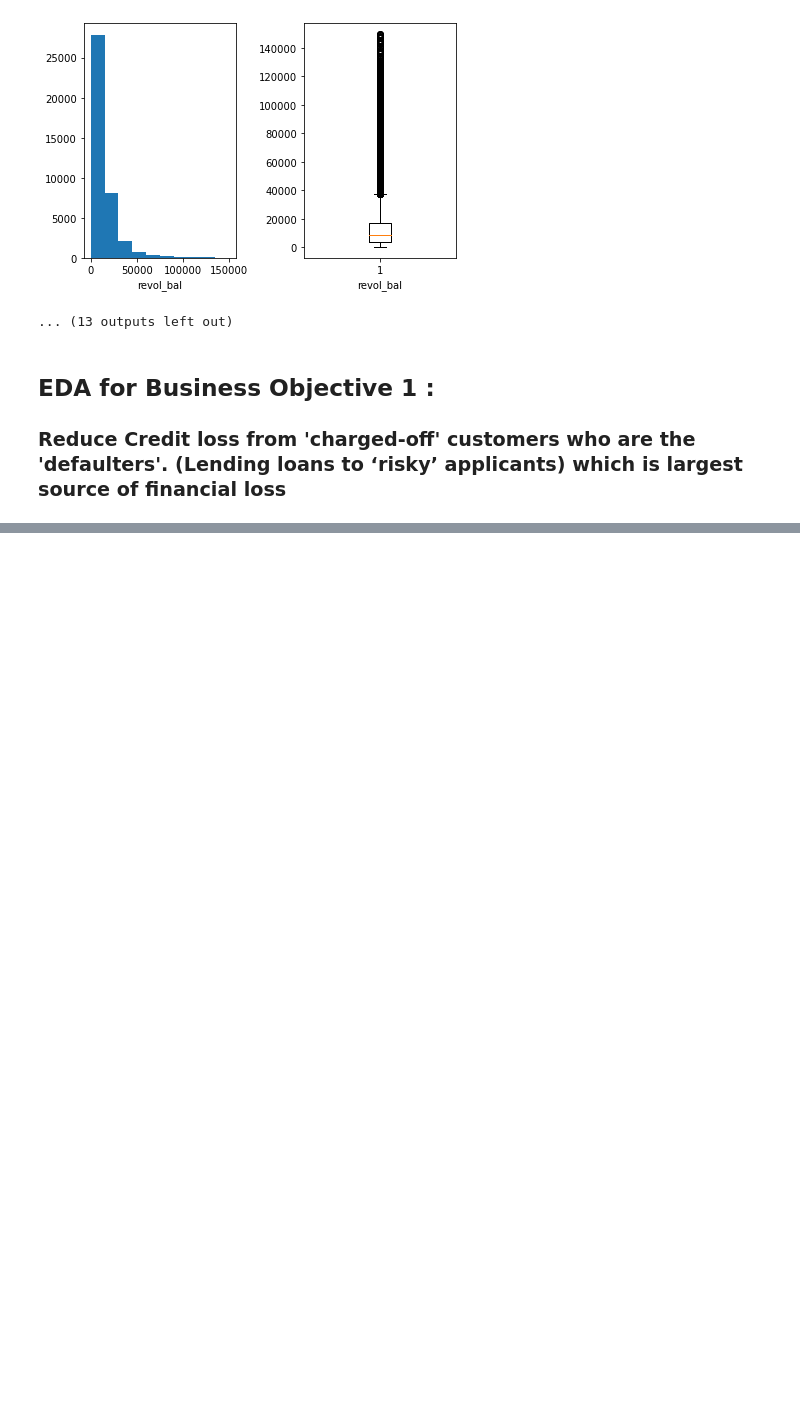
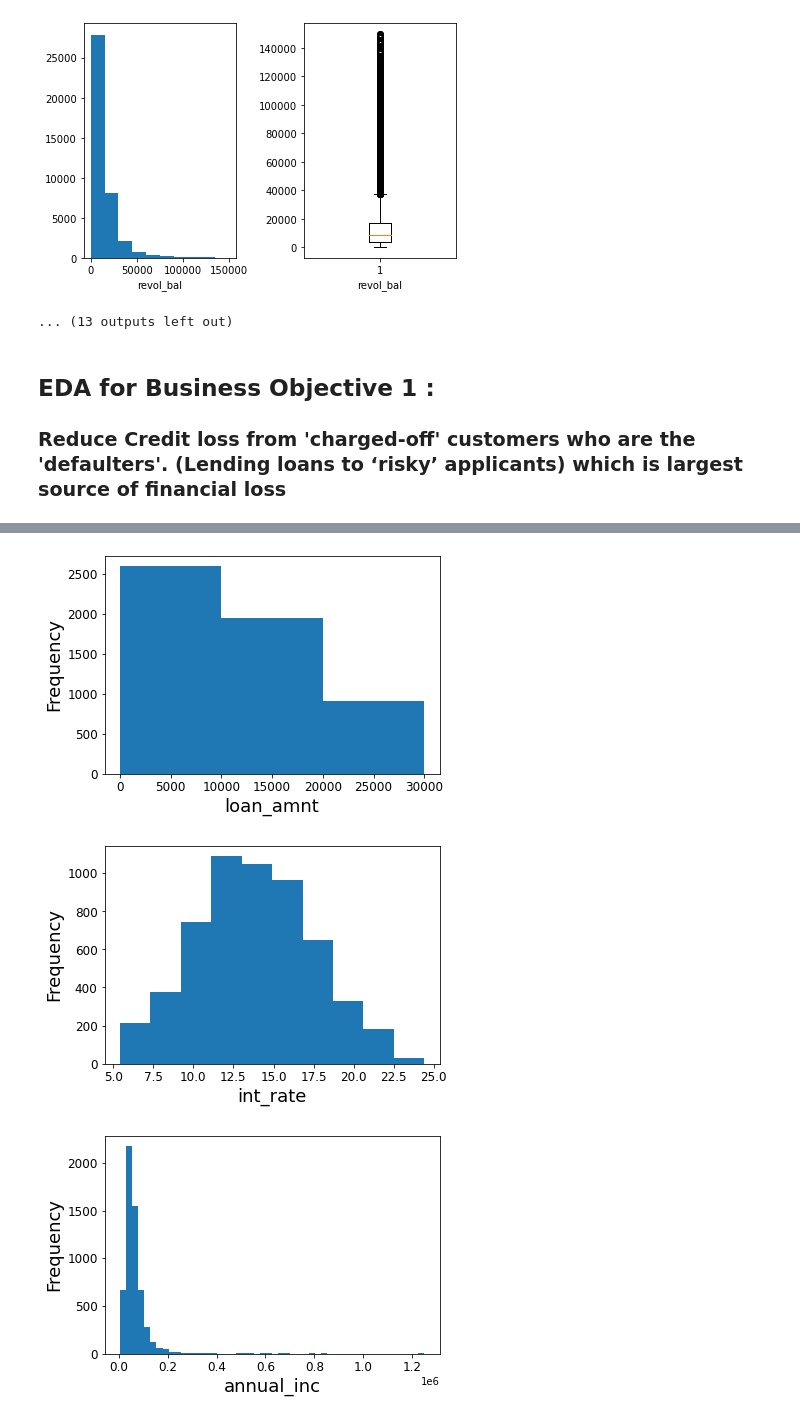
Before and after one commit to karthickchetti/LendingClubCaseStudy, a Jupyter notebook: Karthick_Chetti.ipynb, the cells around one changed output, grey strips where cells are left out. Cells and saved outputs as stored; diff of their text form; code cells hidden in the pictures; blank space fills up the shorter version.

Commit message:
Added histogram function

```diff
--- a/Karthick_Chetti.ipynb
+++ b/Karthick_Chetti.ipynb
@@ -247,3 +247,7 @@ box_plot_col(lc_df_droppedcol)
 # %% [markdown]
 ## EDA for Business Objective 1 :
 ### Reduce Credit loss from 'charged-off' customers who are the 'defaulters'. (Lending loans to ‘risky’ applicants) which is largest source of financial loss
+# %%
+# Filtering the dataframe based on loan status
+defaulted_df = lc_df_droppedcol[lc_df_droppedcol["loan_status"] == "Charged Off"]
+defaulted_df.head()
@@ -250,3 +261,23 @@ box_plot_col(lc_df_droppedcol)
+# %%
+# Univariate Analysis
+# Plotting graphs wrt columns
+
+defaulted_df.describe()
+def plot_hist(df,column_name,bins):
+    plt.hist(df[column_name],bins=bins)
+    plt.xlabel(column_name,fontsize=18)
+    plt.ylabel("Frequency",fontsize=18)
+    plt.xticks(fontsize=12)
+    plt.yticks(fontsize=12)
+    plt.show()
+
+plot_hist(defaulted_df,"loan_amnt",(0,10000,20000,30000))
+plot_hist(defaulted_df,"int_rate",10)
+plot_hist(defaulted_df,"annual_inc",50)
+# %% [output]
+[figure, added]
+[figure, added]
+[figure, added]
 # %%
 num_cols=[]
 for col in lc_df_droppedcol.columns:
```
Also changed, not shown: parts of 4 cells of this notebook.
